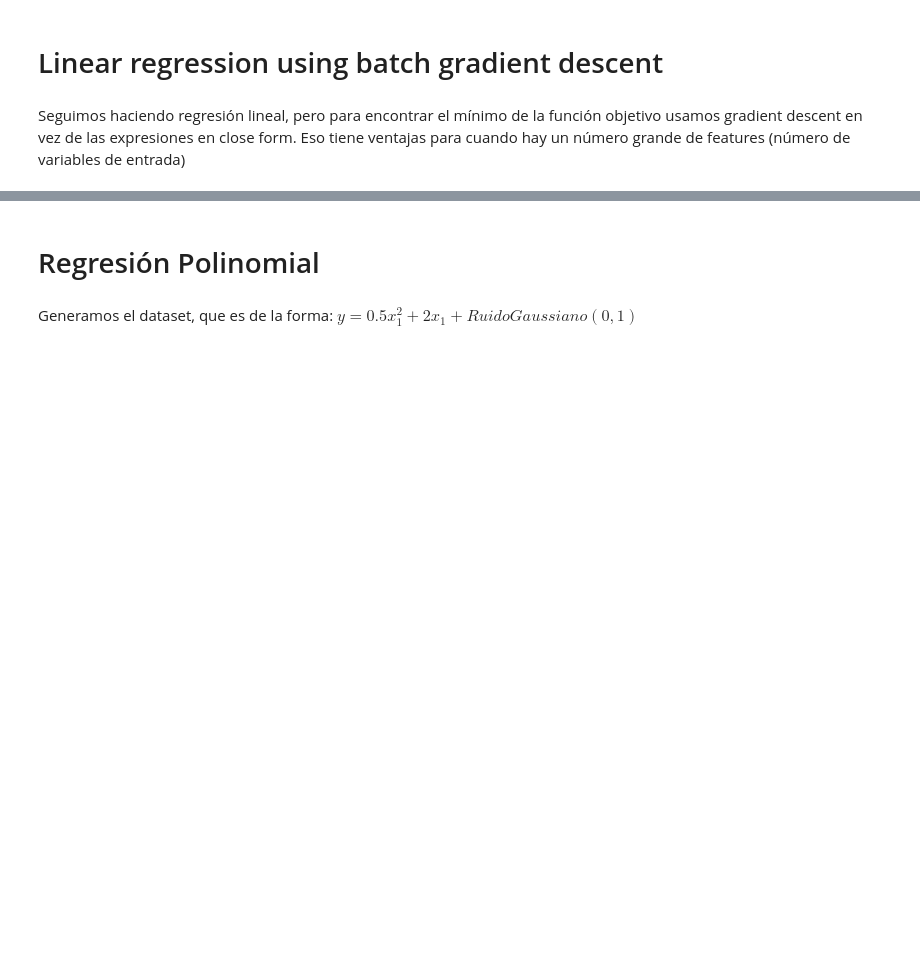
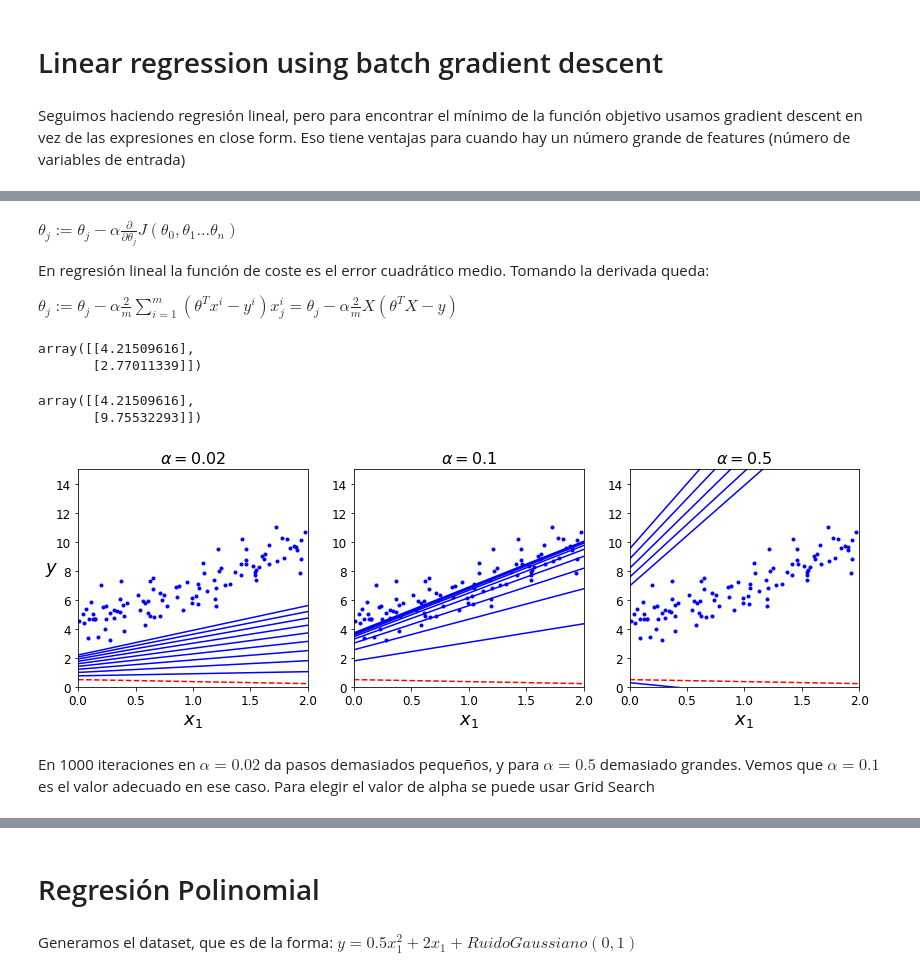
Before and after one commit to amujica/Machine-Learning, a Jupyter notebook: Regression.ipynb, the cells around one changed output, grey strips where cells are left out. Drawn from its saved outputs; the diff is of its cells as text; code cells hidden in the pictures; blank space fills up the shorter version.

```diff
--- a/Regression.ipynb
+++ b/Regression.ipynb
@@ -126,0 +116,6 @@ Seguimos haciendo regresión lineal, pero para encontrar el mínimo de la funci
+# %% [markdown]
+$\theta _{j}:= \theta _{j} - \alpha  \frac{\partial}{\partial\theta _{j}}J(\theta _{0},\theta _{1}...\theta _{n})$
+
+En regresión lineal la función de coste es el error cuadrático medio. Tomando la derivada queda:
+
+$\theta _{j}:= \theta _{j} - \alpha  \frac{2}{m} \sum_{i=1}^{m}(\theta^{T}x^{i}-y^{i})x_{j}^{i}= \theta _{j} - \alpha \frac{2}{m} X(\theta^{T}X-y) $
@@ -126,0 +132,44 @@ Seguimos haciendo regresión lineal, pero para encontrar el mínimo de la funci
+# %%
+theta
+# %% [output]
+array([[4.21509616],
+       [2.77011339]])
+# %%
+X_new_b.dot(theta)
+# %% [output]
+array([[4.21509616],
+       [9.75532293]])
+# %%
+theta_path_bgd = []
+
+def plot_gradient_descent(theta, alpha, theta_path=None):
+    m = len(X_b)
+    plt.plot(X, y, "b.")
+    n_iterations = 1000
+    for iteration in range(n_iterations):
+        if iteration < 10:
+            y_predict = X_new_b.dot(theta)
+            style = "b-" if iteration > 0 else "r--"
+            plt.plot(X_new, y_predict, style)
+        gradients = 2/m * X_b.T.dot(X_b.dot(theta) - y)
+        theta = theta - alpha * gradients
+        if theta_path is not None:
+            theta_path.append(theta)
+    plt.xlabel("$x_1$", fontsize=18)
+    plt.axis([0, 2, 0, 15])
+    plt.title(r"$\alpha = {}$".format(alpha), fontsize=16)
+# %%
+np.random.seed(42)
+theta = np.random.randn(2,1)  # random initialization
+
+plt.figure(figsize=(14,4))
+plt.subplot(131); plot_gradient_descent(theta, alpha=0.02)
+plt.ylabel("$y$", rotation=0, fontsize=18)
+plt.subplot(132); plot_gradient_descent(theta, alpha=0.1, theta_path=theta_path_bgd)
+plt.subplot(133); plot_gradient_descent(theta, alpha=0.5)
+
+plt.show()
+# %% [output]
+[figure, added]
+# %% [markdown]
+En 1000 iteraciones en $\alpha=0.02$ da pasos demasiados pequeños, y para $\alpha=0.5$ demasiado grandes. Vemos que $\alpha=0.1$ es el valor adecuado en ese caso. Para elegir el valor de alpha se puede usar Grid Search
```
Also changed, not shown: parts of 20 cells of this notebook, 6 other files.
